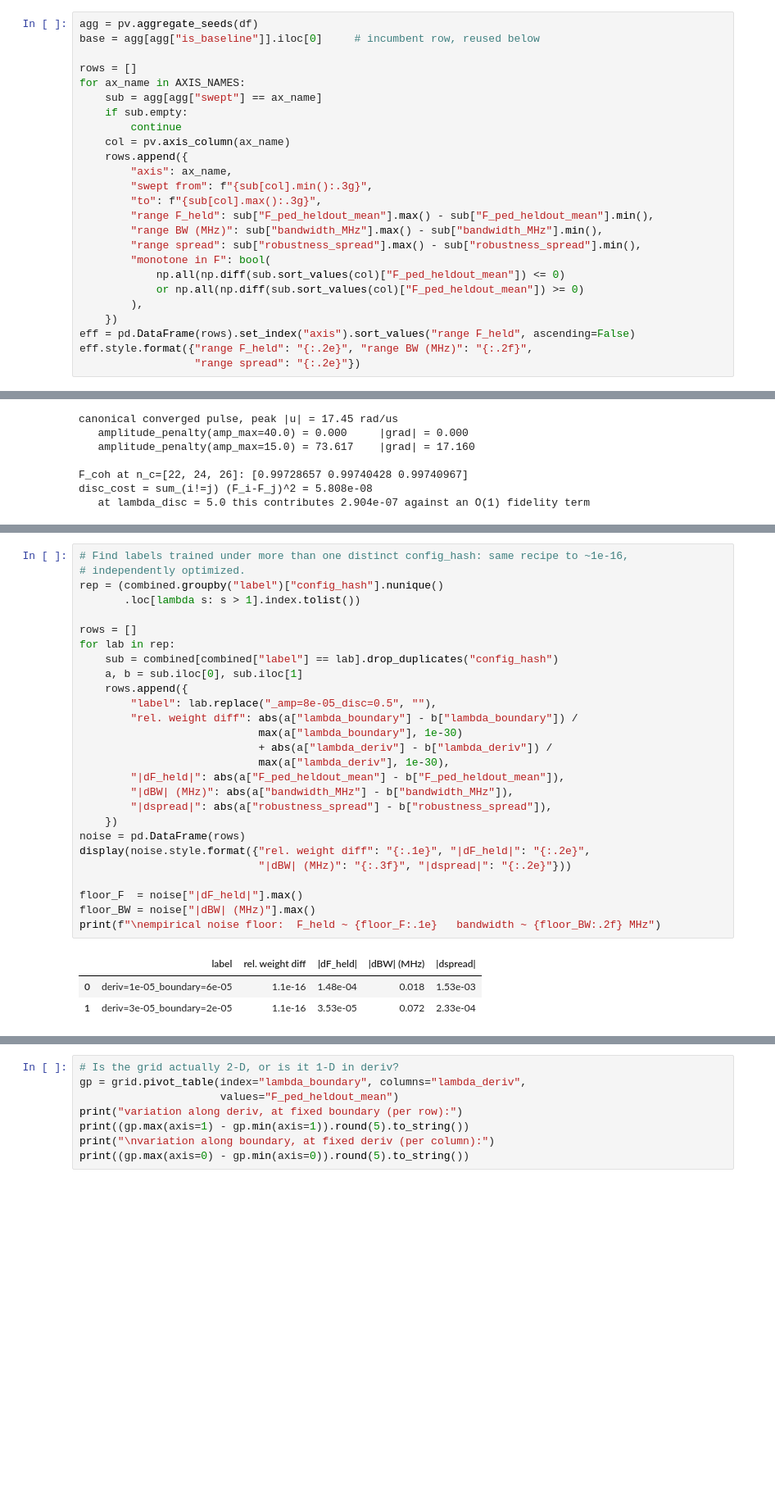
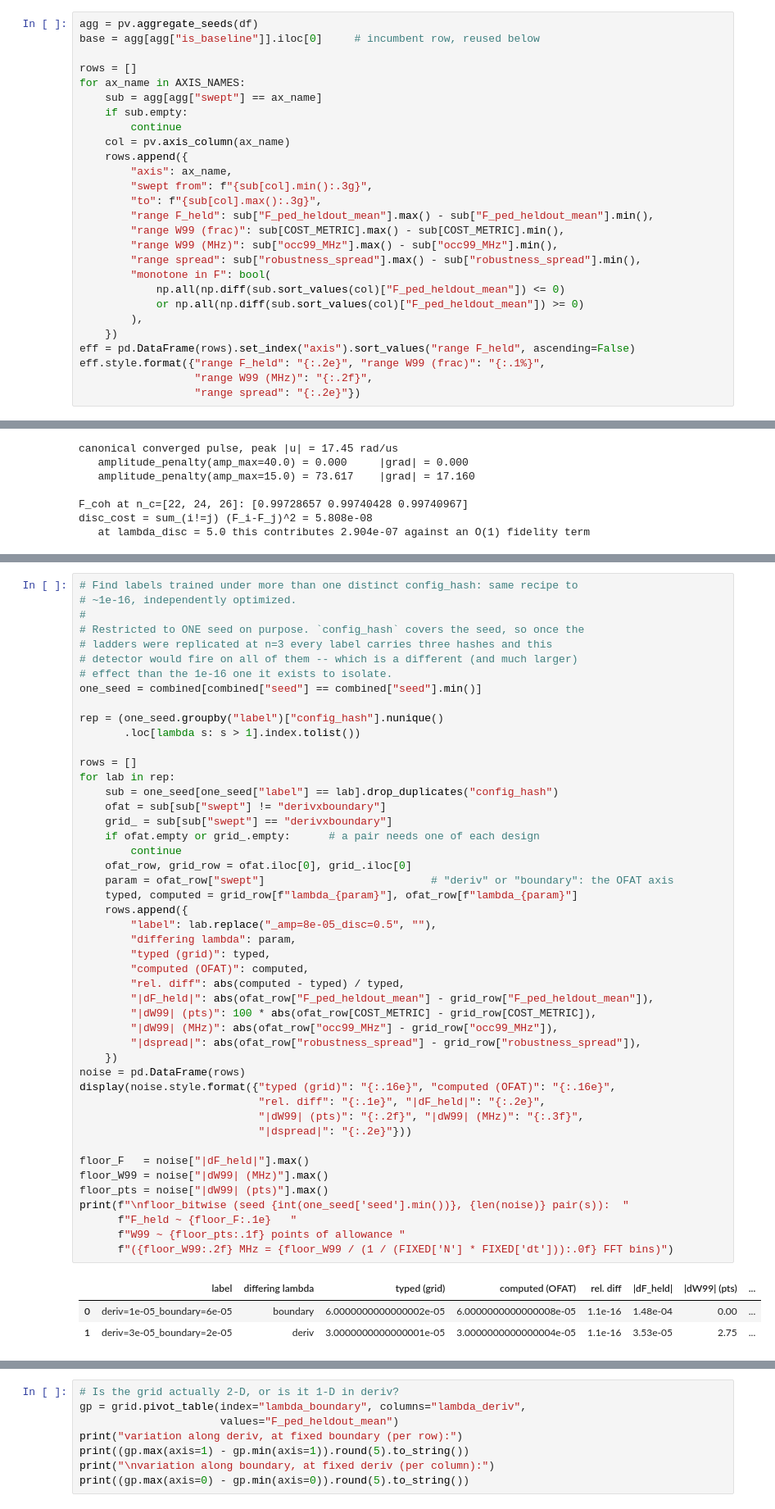
Before and after one commit to curiousCATla/Qubit-Drive-GRAPE, a Jupyter notebook: penalty_optimization.ipynb, the cells around one changed output, grey strips where cells are left out. Shown at 82% size. Drawn from its saved outputs; the diff is of its cells as text; blank space fills up the shorter version.

```diff
--- a/penalty_optimization.ipynb
+++ b/penalty_optimization.ipynb
@@ -237,7 +735,8 @@ for ax_name in AXIS_NAMES:
         "swept from": f"{sub[col].min():.3g}",
         "to": f"{sub[col].max():.3g}",
         "range F_held": sub["F_ped_heldout_mean"].max() - sub["F_ped_heldout_mean"].min(),
-        "range BW (MHz)": sub["bandwidth_MHz"].max() - sub["bandwidth_MHz"].min(),
+        "range W99 (frac)": sub[COST_METRIC].max() - sub[COST_METRIC].min(),
+        "range W99 (MHz)": sub["occ99_MHz"].max() - sub["occ99_MHz"].min(),
         "range spread": sub["robustness_spread"].max() - sub["robustness_spread"].min(),
         "monotone in F": bool(
             np.all(np.diff(sub.sort_values(col)["F_ped_heldout_mean"]) <= 0)
@@ -245,6 +744,7 @@ for ax_name in AXIS_NAMES:
         ),
     })
 eff = pd.DataFrame(rows).set_index("axis").sort_values("range F_held", ascending=False)
-eff.style.format({"range F_held": "{:.2e}", "range BW (MHz)": "{:.2f}",
+eff.style.format({"range F_held": "{:.2e}", "range W99 (frac)": "{:.1%}",
+                  "range W99 (MHz)": "{:.2f}",
                   "range spread": "{:.2e}"})
 # %% [output]
@@ -344,31 +859,51 @@ spending a single extra optimization.
 # %%
-# Find labels trained under more than one distinct config_hash: same recipe to ~1e-16,
-# independently optimized.
-rep = (combined.groupby("label")["config_hash"].nunique()
+# Find labels trained under more than one distinct config_hash: same recipe to
+# ~1e-16, independently optimized.
+#
+# Restricted to ONE seed on purpose. `config_hash` covers the seed, so once the
+# ladders were replicated at n=3 every label carries three hashes and this
+# detector would fire on all of them -- which is a different (and much larger)
+# effect than the 1e-16 one it exists to isolate.
+one_seed = combined[combined["seed"] == combined["seed"].min()]
+
+rep = (one_seed.groupby("label")["config_hash"].nunique()
        .loc[lambda s: s > 1].index.tolist())
 
 rows = []
 for lab in rep:
-    sub = combined[combined["label"] == lab].drop_duplicates("config_hash")
-    a, b = sub.iloc[0], sub.iloc[1]
+    sub = one_seed[one_seed["label"] == lab].drop_duplicates("config_hash")
+    ofat = sub[sub["swept"] != "derivxboundary"]
+    grid_ = sub[sub["swept"] == "derivxboundary"]
+    if ofat.empty or grid_.empty:      # a pair needs one of each design
+        continue
+    ofat_row, grid_row = ofat.iloc[0], grid_.iloc[0]
+    param = ofat_row["swept"]                          # "deriv" or "boundary": the OFAT axis
+    typed, computed = grid_row[f"lambda_{param}"], ofat_row[f"lambda_{param}"]
     rows.append({
         "label": lab.replace("_amp=8e-05_disc=0.5", ""),
-        "rel. weight diff": abs(a["lambda_boundary"] - b["lambda_boundary"]) /
-                            max(a["lambda_boundary"], 1e-30)
-                            + abs(a["lambda_deriv"] - b["lambda_deriv"]) /
-                            max(a["lambda_deriv"], 1e-30),
-        "|dF_held|": abs(a["F_ped_heldout_mean"] - b["F_ped_heldout_mean"]),
-        "|dBW| (MHz)": abs(a["bandwidth_MHz"] - b["bandwidth_MHz"]),
-        "|dspread|": abs(a["robustness_spread"] - b["robustness_spread"]),
+        "differing lambda": param,
+        "typed (grid)": typed,
+        "computed (OFAT)": computed,
+        "rel. diff": abs(computed - typed) / typed,
+        "|dF_held|": abs(ofat_row["F_ped_heldout_mean"] - grid_row["F_ped_heldout_mean"]),
+        "|dW99| (pts)": 100 * abs(ofat_row[COST_METRIC] - grid_row[COST_METRIC]),
+        "|dW99| (MHz)": abs(ofat_row["occ99_MHz"] - grid_row["occ99_MHz"]),
+        "|dspread|": abs(ofat_row["robustness_spread"] - grid_row["robustness_spread"]),
     })
 noise = pd.DataFrame(rows)
-display(noise.style.format({"rel. weight diff": "{:.1e}", "|dF_held|": "{:.2e}",
-                            "|dBW| (MHz)": "{:.3f}", "|dspread|": "{:.2e}"}))
+display(noise.style.format({"typed (grid)": "{:.16e}", "computed (OFAT)": "{:.16e}",
+                            "rel. diff": "{:.1e}", "|dF_held|": "{:.2e}",
+                            "|dW99| (pts)": "{:.2f}", "|dW99| (MHz)": "{:.3f}",
+                            "|dspread|": "{:.2e}"}))
 
-floor_F  = noise["|dF_held|"].max()
-floor_BW = noise["|dBW| (MHz)"].max()
-print(f"\nempirical noise floor:  F_held ~ {floor_F:.1e}   bandwidth ~ {floor_BW:.2f} MHz")
+floor_F   = noise["|dF_held|"].max()
+floor_W99 = noise["|dW99| (MHz)"].max()
+floor_pts = noise["|dW99| (pts)"].max()
+print(f"\nfloor_bitwise (seed {int(one_seed['seed'].min())}, {len(noise)} pair(s)):  "
+      f"F_held ~ {floor_F:.1e}   "
+      f"W99 ~ {floor_pts:.1f} points of allowance "
+      f"({floor_W99:.2f} MHz = {floor_W99 / (1 / (FIXED['N'] * FIXED['dt'])):.0f} FFT bins)")
 # %% [output]
-|  | label | rel. weight diff | |dF_held| | |dBW| (MHz) | |dspread| |
-| 0 | deriv=1e-05_boundary=6e-05 | 1.1e-16 | 1.48e-04 | 0.018 | 1.53e-03 |
-| 1 | deriv=3e-05_boundary=2e-05 | 1.1e-16 | 3.53e-05 | 0.072 | 2.33e-04 |
+|  | label | differing lambda | typed (grid) | computed (OFAT) | rel. diff | |dF_held| | |dW99| (pts) | ... |
+| 0 | deriv=1e-05_boundary=6e-05 | boundary | 6.0000000000000002e-05 | 6.0000000000000008e-05 | 1.1e-16 | 1.48e-04 | 0.00 | ... |
+| 1 | deriv=3e-05_boundary=2e-05 | deriv | 3.0000000000000001e-05 | 3.0000000000000004e-05 | 1.1e-16 | 3.53e-05 | 2.75 | ... |
```
Also changed, not shown: parts of 105 cells of this notebook, 43 other files.
